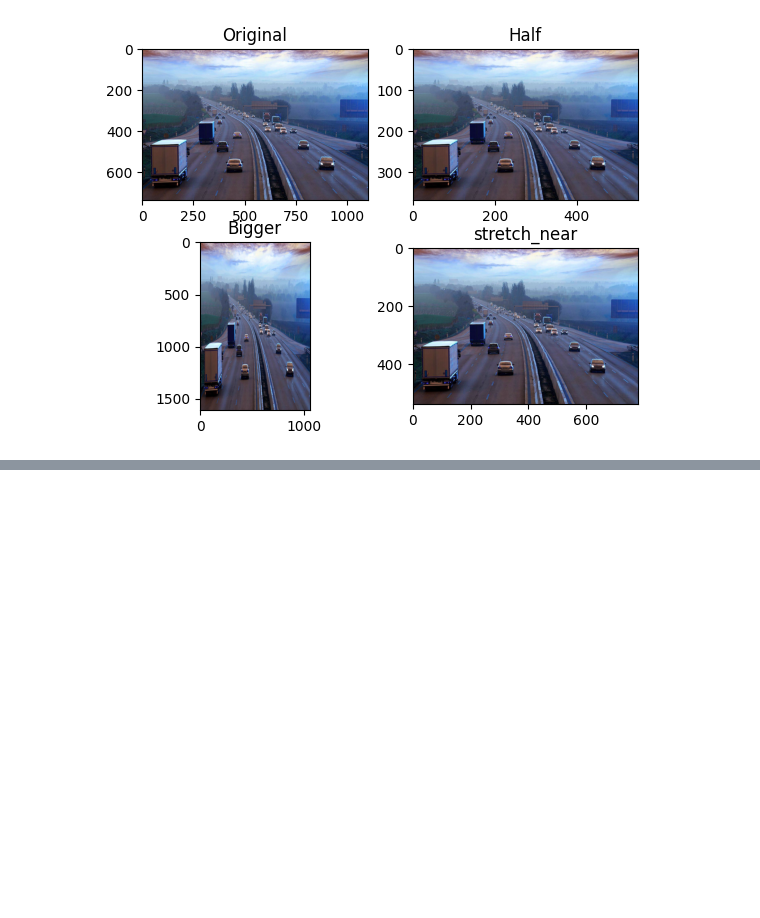
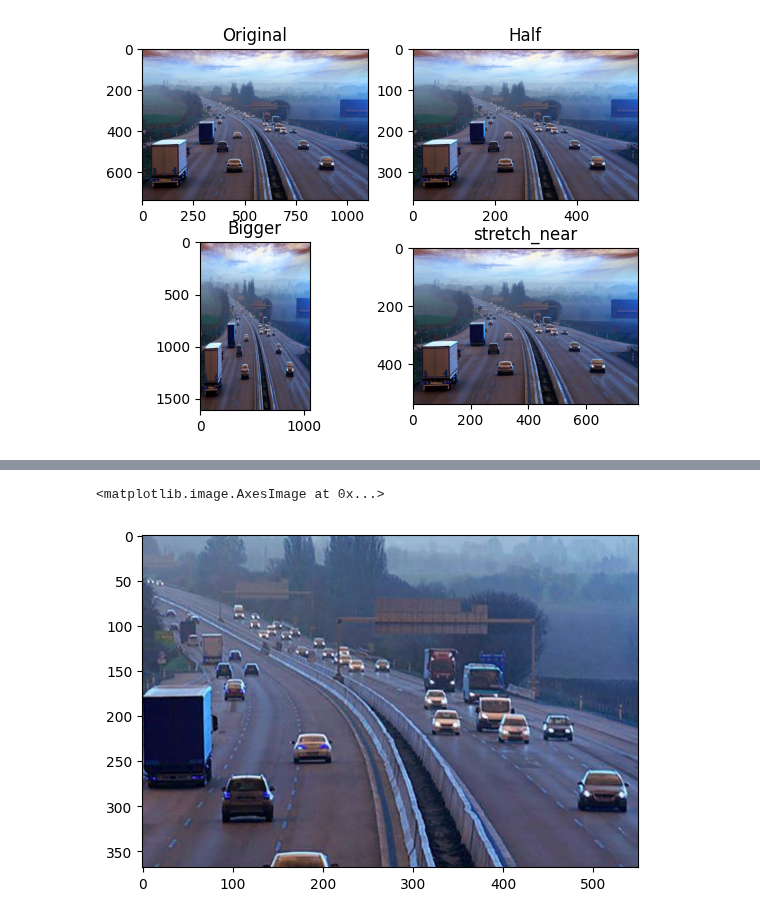
Before and after one commit to Alireza-Nazari/OpenCV_Learnings, a Jupyter notebook: 16 - Image Resizing.ipynb, the cells around one changed output, grey strips where cells are left out. Saved outputs shown, nothing was run; the diff lists cells and outputs as text; code cells hidden in the pictures; blank space fills up the shorter version.

```diff
--- a/16 - Image Resizing.ipynb
+++ b/16 - Image Resizing.ipynb
@@ -72,0 +115,6 @@ plt.show()
+# %%
+cropped = image[start_row:end_row , start_col:end_col]
+plt.imshow(cropped)
+# %% [output]
+<matplotlib.image.AxesImage at 0x...>
+[figure, added]
```
Also changed, not shown: parts of 5 cells of this notebook.
